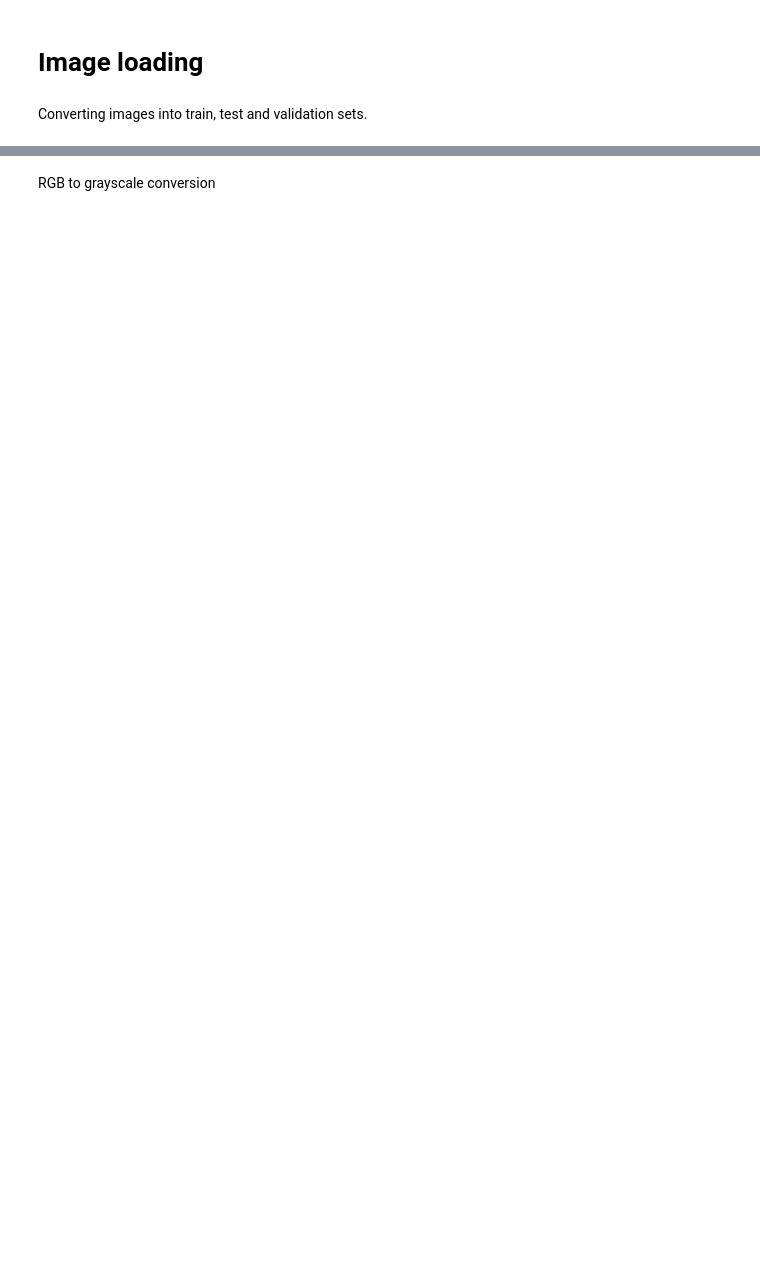
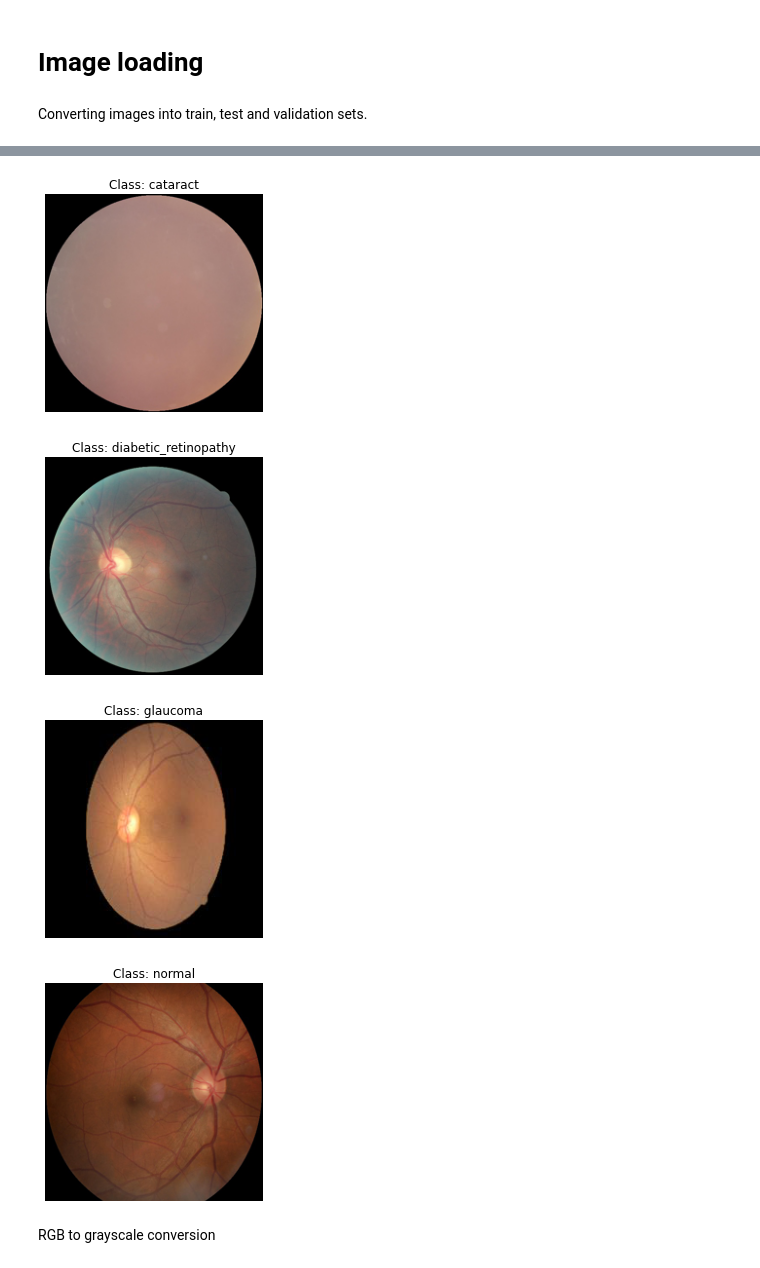
Before and after one commit to michni00/Image-Classification, a Jupyter notebook: Image_Classification.ipynb, the cells around one changed output, grey strips where cells are left out. Saved outputs shown, nothing was run; the diff lists cells and outputs as text; code cells hidden in the pictures; blank space fills up the shorter version.

```diff
--- a/Image_Classification.ipynb
+++ b/Image_Classification.ipynb
@@ -163,3 +159,16 @@ plt.axis('off');
+# %%
+diff_photos = [6, 1, 2, 0]
+for i in diff_photos:
+    original_label = le.inverse_transform([y_train[i]])[0]
+    plt.imshow(train_data[i])
+    plt.title(f"Class: {original_label}")
+    plt.axis('off');
+    plt.show()
+# %% [output]
+[figure, added]
+[figure, added]
+[figure, added]
+[figure, added]
 # %% [markdown]
 RGB to grayscale conversion
 # %%
```
Also changed, not shown: parts of 12 cells of this notebook.
